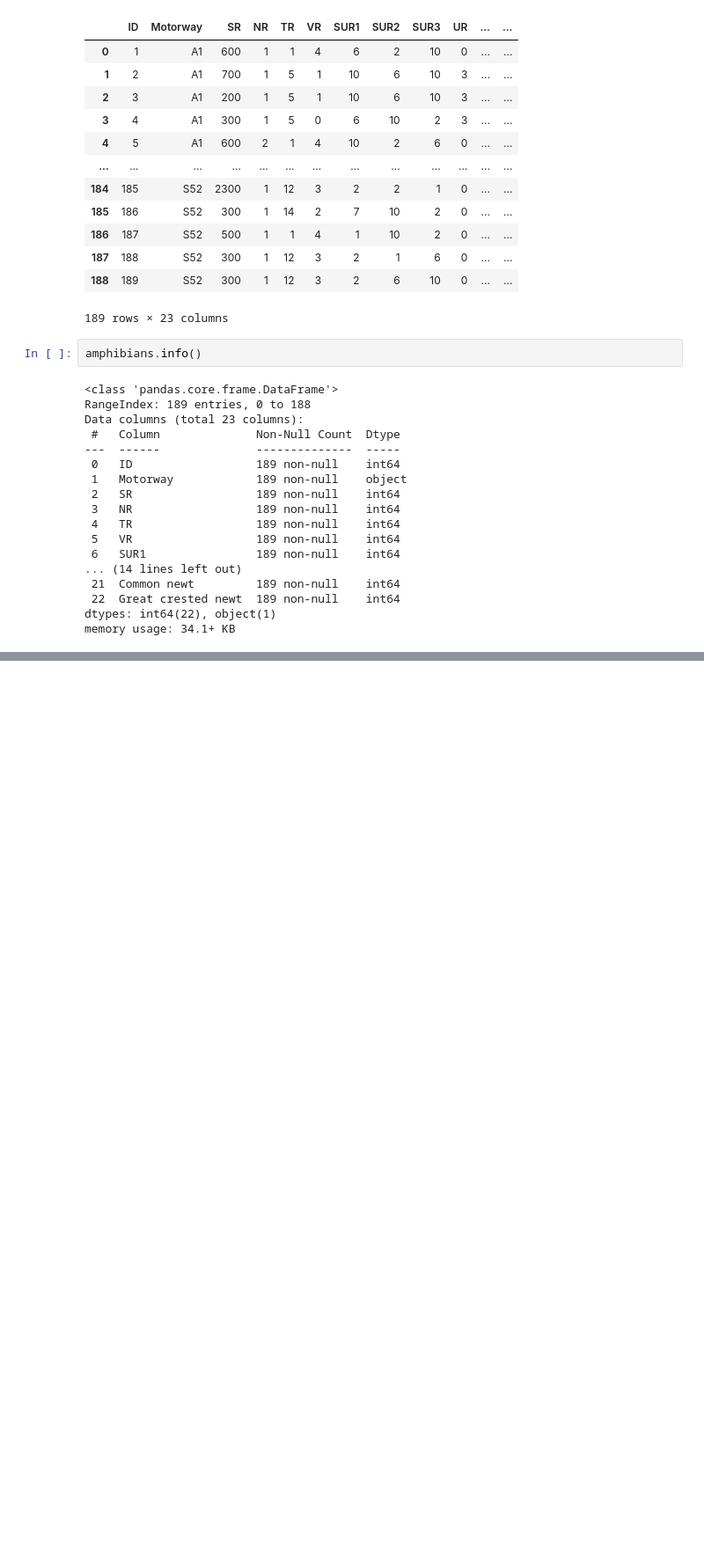
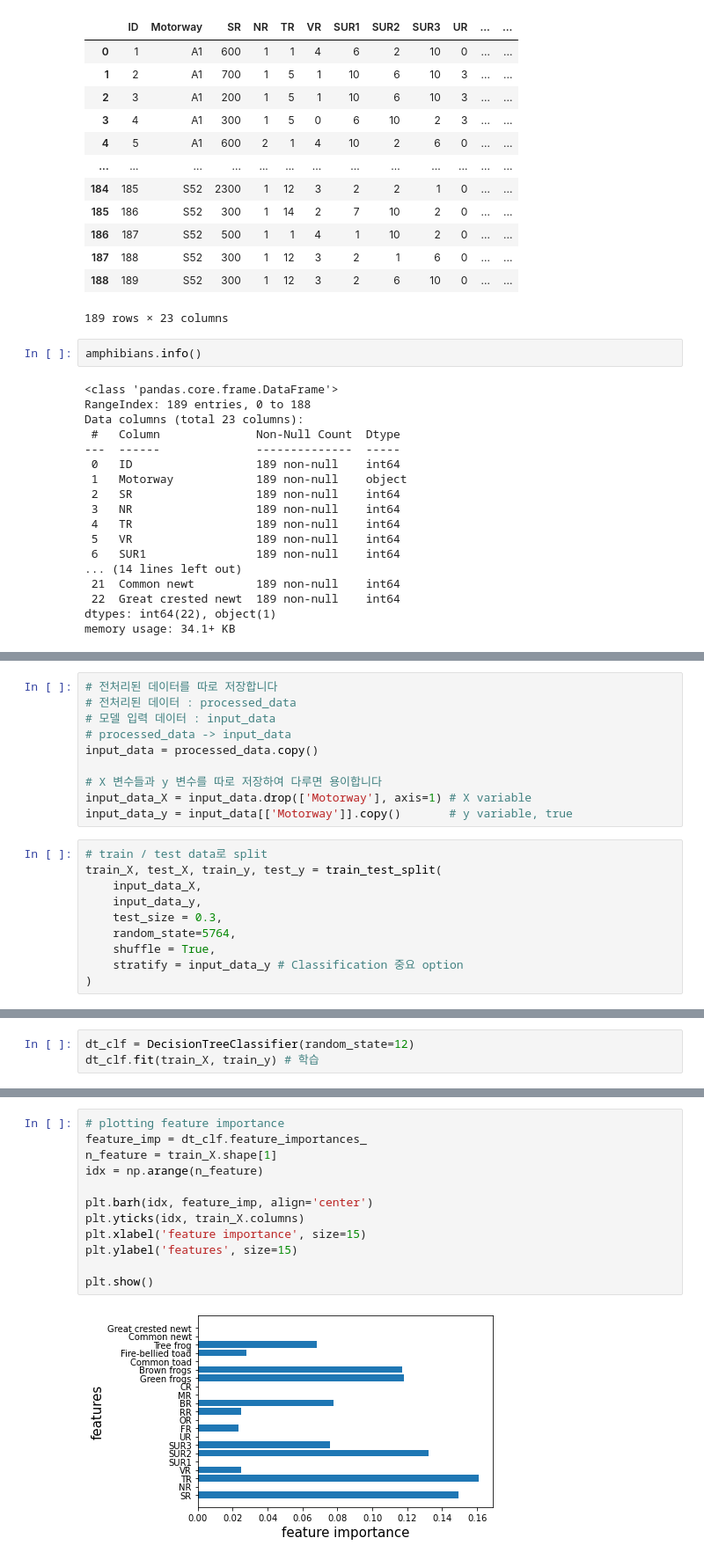
Before and after one commit to iDolphin99/ML, a Jupyter notebook: Machine_Learning_2203/test2.ipynb, the cells around one changed output, grey strips where cells are left out. Shown: that part at 88% size. Cells and saved outputs as stored; diff of their text form; blank space fills up the shorter version.

```diff
--- a/Machine_Learning_2203/test2.ipynb
+++ b/Machine_Learning_2203/test2.ipynb
@@ -453,0 +339,20 @@ DBSCAN_Plot(Data=input_data[['X1', 'X2', 'Class4']],NAME="Obesity",min_samples=5
+# %%
+# 전처리된 데이터를 따로 저장합니다
+# 전처리된 데이터 : processed_data
+# 모델 입력 데이터 : input_data
+# processed_data -> input_data
+input_data = processed_data.copy()
+
+# X 변수들과 y 변수를 따로 저장하여 다루면 용이합니다
+input_data_X = input_data.drop(['Motorway'], axis=1) # X variable
+input_data_y = input_data[['Motorway']].copy()       # y variable, true
+# %%
+# train / test data로 split
+train_X, test_X, train_y, test_y = train_test_split(
+    input_data_X,
+    input_data_y,
+    test_size = 0.3,
+    random_state=5764,
+    shuffle = True,
+    stratify = input_data_y # Classification 중요 option
+)
@@ -453,0 +393,3 @@ DBSCAN_Plot(Data=input_data[['X1', 'X2', 'Class4']],NAME="Obesity",min_samples=5
+# %%
+dt_clf = DecisionTreeClassifier(random_state=12)
+dt_clf.fit(train_X, train_y) # 학습
@@ -453,0 +450,14 @@ DBSCAN_Plot(Data=input_data[['X1', 'X2', 'Class4']],NAME="Obesity",min_samples=5
+# %%
+# plotting feature importance
+feature_imp = dt_clf.feature_importances_
+n_feature = train_X.shape[1]
+idx = np.arange(n_feature)
+
+plt.barh(idx, feature_imp, align='center')
+plt.yticks(idx, train_X.columns)
+plt.xlabel('feature importance', size=15)
+plt.ylabel('features', size=15)
+
+plt.show()
+# %% [output]
+[figure, added]
```
Also changed, not shown: parts of 77 cells of this notebook, 3 other files.
